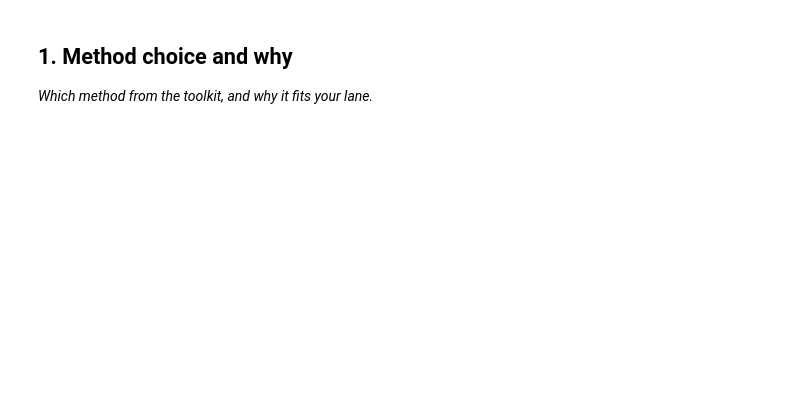
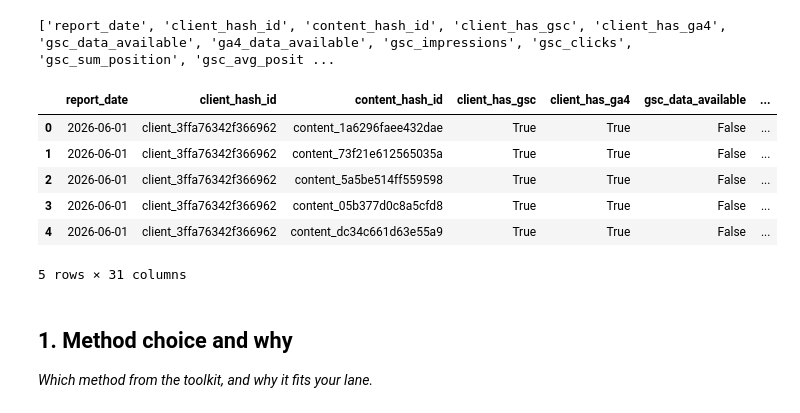
Before and after one commit to Rupikaupa2006/Flyrank-ML-internship, a Jupyter notebook: work/notebooks/w05_model.ipynb, the cells around one changed output. Drawn from its saved outputs; the diff is of its cells as text; code cells hidden in the pictures; blank space fills up the shorter version.

```diff
--- a/work/notebooks/w05_model.ipynb
+++ b/work/notebooks/w05_model.ipynb
@@ -9,3 +64,21 @@ This skeleton is yours to fill. Work the sections **in order** — each one has
+# %%
+daily = con.sql(f"""
+SELECT *
+FROM {TABLES['fact_daily_sample']}
+LIMIT 5
+""").df()
+
+print(daily.columns.tolist())
+daily.head()
+# %% [output]
+['report_date', 'client_hash_id', 'content_hash_id', 'client_has_gsc', 'client_has_ga4', 'gsc_data_available', 'ga4_data_available', 'gsc_impressions', 'gsc_clicks', 'gsc_sum_position', 'gsc_avg_posit ...
+|  | report_date | client_hash_id | content_hash_id | client_has_gsc | client_has_ga4 | gsc_data_available | ... |
+| 0 | 2026-06-01 | client_3ffa76342f366962 | content_1a6296faee432dae | True | True | False | ... |
+| 1 | 2026-06-01 | client_3ffa76342f366962 | content_73f21e612565035a | True | True | False | ... |
+| 2 | 2026-06-01 | client_3ffa76342f366962 | content_5a5be514ff559598 | True | True | False | ... |
+| 3 | 2026-06-01 | client_3ffa76342f366962 | content_05b377d0c8a5cfd8 | True | True | False | ... |
+| 4 | 2026-06-01 | client_3ffa76342f366962 | content_dc34c661d63e55a9 | True | True | False | ... |
+5 rows × 31 columns
 # %% [markdown]
 ## 1. Method choice and why
 
```
Also changed, not shown: parts of 13 cells of this notebook.
